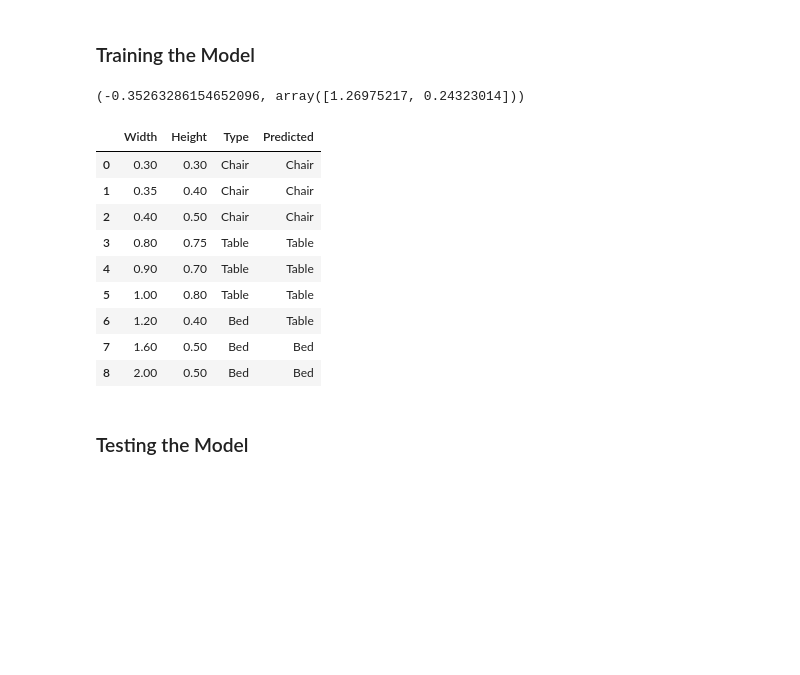
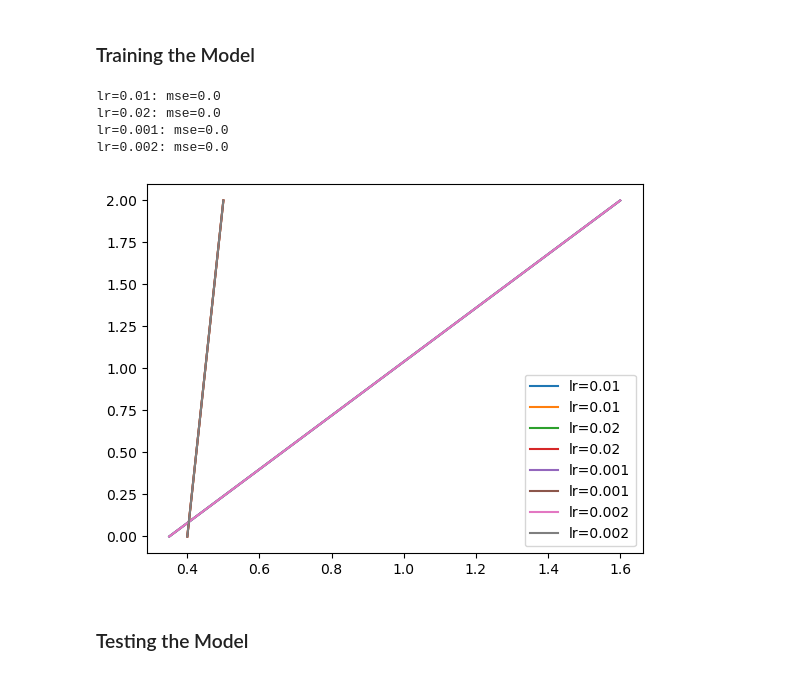
Before and after one commit to tiesen243/neural-network, a Jupyter notebook: perceptron.ipynb, the cells around one changed output. Drawn from its saved outputs; the diff is of its cells as text; code cells hidden in the pictures; blank space fills up the shorter version.

```diff
--- a/perceptron.ipynb
+++ b/perceptron.ipynb
@@ -64,13 +66,12 @@ type_mappings = {"Chair": 0, "Table": 1, "Bed": 2}
 features = ["Width", "Height"]
 
 # Slipt data into X and Y
-X_train = prod_train[features].values
-Y_train = prod_train["Type"].map(type_mappings).values
+X = prod_train[features].values
+Y = prod_train["Type"].map(type_mappings).values
+# %%
+# Split data into training and testing
+X_train, X_test, y_train, y_test = train_test_split(
+    X, Y, test_size=0.2, random_state=42
+)
 # %% [markdown]
 ### Training the Model
-# %%
-model.fit(X_train, Y_train)
-# %%
-model.bias, model.weights
-# %% [output]
-(-0.35263286154652096, array([1.26975217, 0.24323014]))
@@ -79,24 +78,20 @@ predictions = np.round(model.predict(X_train))
-# %%
-pd.DataFrame(
-    {
-        "Width": prod_train["Width"],
-        "Height": prod_train["Height"],
-        "Type": prod_train["Type"],
-        "Predicted": np.where(
-            predictions == 0, "Chair", np.where(predictions == 1, "Table", "Bed")
-        ),
-    }
-)
-# %% [output]
-|  | Width | Height | Type | Predicted |
-| 0 | 0.30 | 0.30 | Chair | Chair |
-| 1 | 0.35 | 0.40 | Chair | Chair |
-| 2 | 0.40 | 0.50 | Chair | Chair |
-| 3 | 0.80 | 0.75 | Table | Table |
-| 4 | 0.90 | 0.70 | Table | Table |
-| 5 | 1.00 | 0.80 | Table | Table |
-| 6 | 1.20 | 0.40 | Bed | Table |
-| 7 | 1.60 | 0.50 | Bed | Bed |
-| 8 | 2.00 | 0.50 | Bed | Bed |
+# %%
+for lr in [0.01, 0.02, 0.001, 0.002]:
+    p = Perceptron(learning_rate=lr, n_iters=1000)
+    p.fit(X_train, y_train)
+
+    y_pred = np.round(p.predict(X_test))
+
+    print(f"lr={lr}: mse={mean_squared_error(y_test, y_pred)}")
+    plt.plot(X_test, y_pred, label=f"lr={lr}")
+
+plt.legend()
+plt.show()
+# %% [output]
+lr=0.01: mse=0.0
+lr=0.02: mse=0.0
+lr=0.001: mse=0.0
+lr=0.002: mse=0.0
+[figure, added]
 # %% [markdown]
 ### Testing the Model
```
Also changed, not shown: parts of 15 cells of this notebook, 3 other files.
